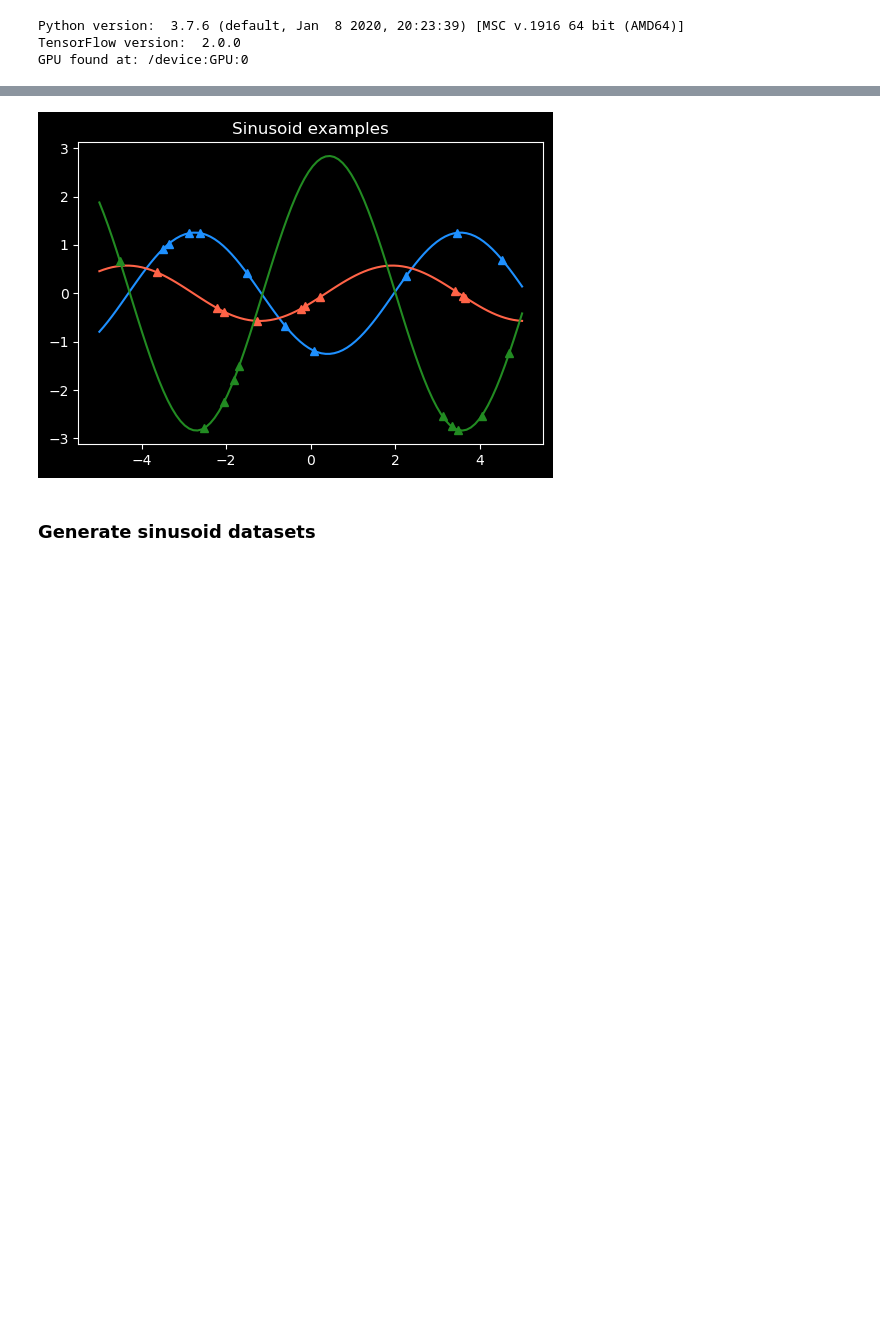
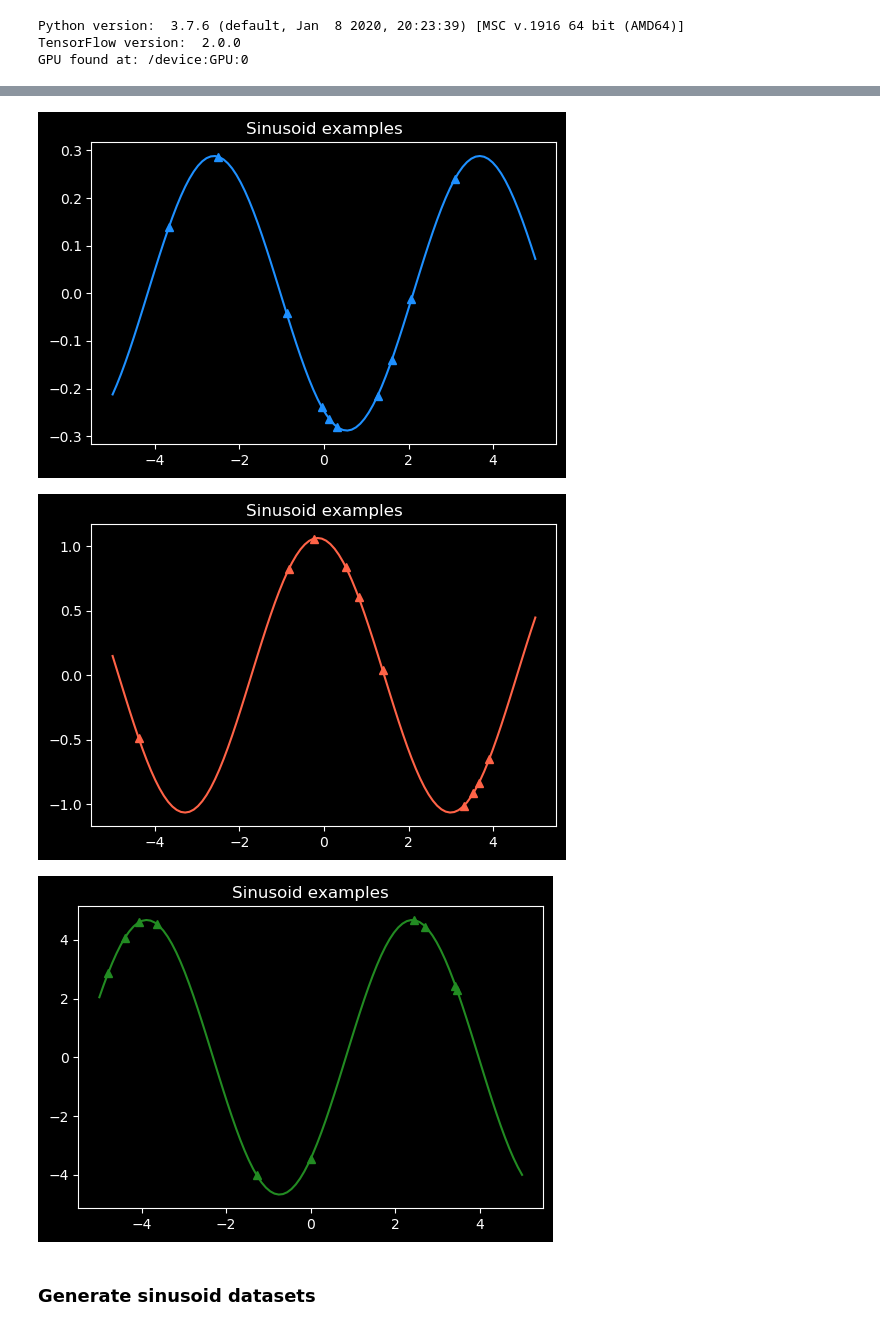
Before and after one commit to ZohrehAdabi/MAML, a Jupyter notebook: MAML.ipynb, the cells around one changed output, grey strips where cells are left out. Cells and saved outputs as stored; diff of their text form; code cells hidden in the pictures; blank space fills up the shorter version.

Commit message:
plot sine with for loop

```diff
--- a/MAML.ipynb
+++ b/MAML.ipynb
@@ -85,12 +85,17 @@ During training and testing, datapoints x are sampled uniformly
 from [−5.0, 5.0].*
 
 ![]()
-# %%
-sine_generator = SinusoidGenerator(K=10)
-
-sine_generator.plot_sine(SinusoidGenerator)
-# %% [output]
-[figure, removed]
+# %%
+sine_generator = SinusoidGenerator(K=10)
+
+# fig = plt.figure(figsize=(6,4), dpi=100)
+for i in range(3):
+
+    sine_generator.plot(SinusoidGenerator(K=10), fig, colors[i])
+# %% [output]
+[figure, added]
+[figure, added]
+[figure, added]
 # %% [markdown]
 ### Generate sinusoid datasets
 # %%
```
Also changed, not shown: 1 other file.
